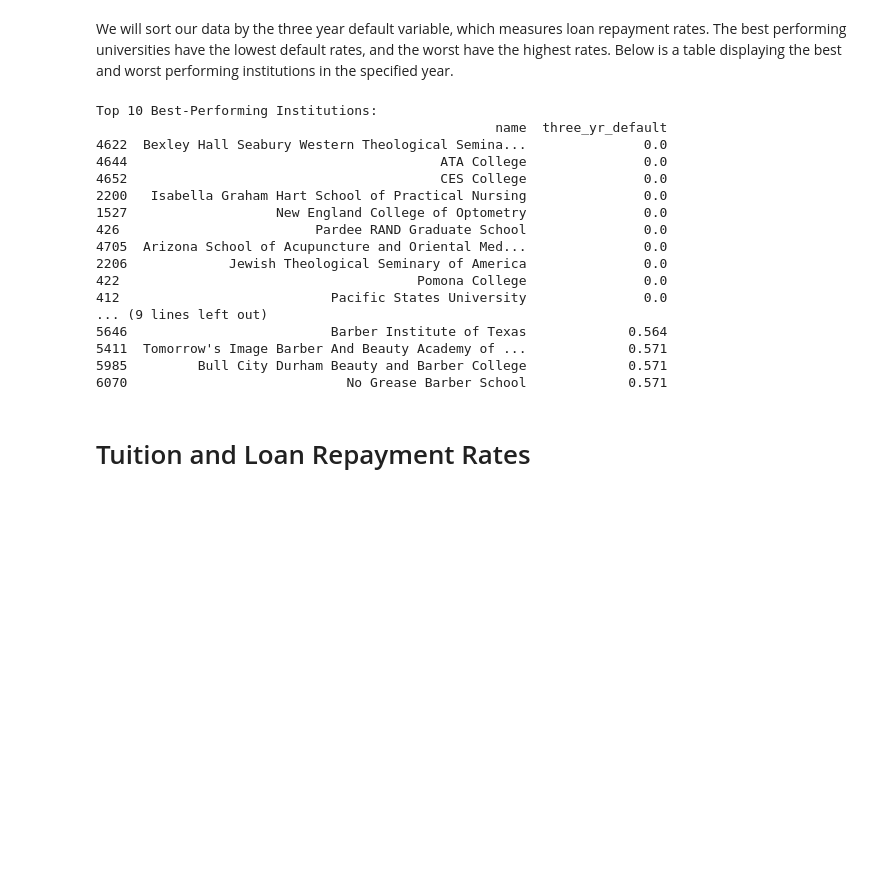
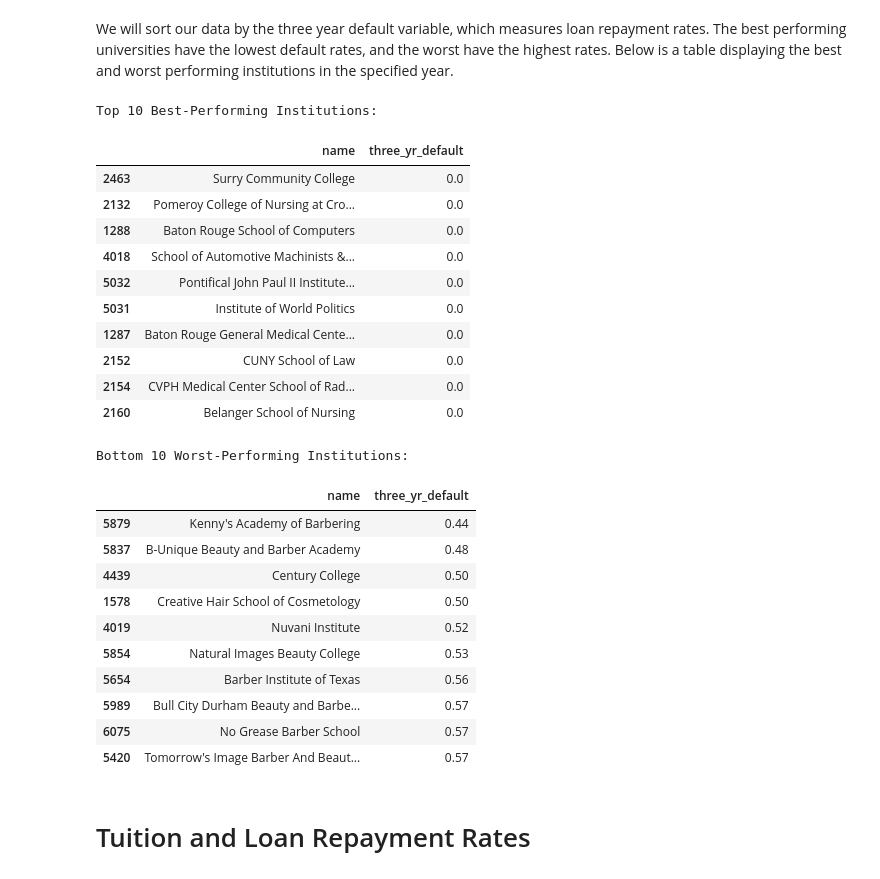
Before and after one commit to sophiagzf/teamHoward, a Jupyter notebook: create_report.ipynb, the cells around one changed output. Cells and saved outputs as stored; diff of their text form; code cells hidden in the pictures; blank space fills up the shorter version.

```diff
--- a/create_report.ipynb
+++ b/create_report.ipynb
@@ -93,42 +105,45 @@ max        1.000000
 # %% [markdown]
 We will sort our data by the three year default variable, which measures loan repayment rates. The best performing universities have the lowest default rates, and the worst have the highest rates. Below is a table displaying the best and worst performing institutions in the specified year.
 # %%
-# Filter out rows with None or NaN in 'name' and 'three_yr_default'
-df_filtered = df.dropna(subset=['name', 'three_yr_default'])
-df_filtered = df_filtered[df_filtered['name'] != 'None']
-
 # Extract the bottom 10 institutions
-worst_performing = df_filtered.sort_values(by='three_yr_default').tail(10)
+worst_performing = df.sort_values(by='three_yr_default').tail(10)
 
 # Extract the top 10 institutions
-best_performing = df_filtered.sort_values(by='three_yr_default').head(10)
+best_performing = df.sort_values(by='three_yr_default').head(10)
 
 best_performing_output = best_performing.loc[:, ['name', 'three_yr_default']]
 worst_performing_output = worst_performing.loc[:, ['name', 'three_yr_default']]
 
 print("Top 10 Best-Performing Institutions:")
-print(best_performing_output)
+display(best_performing_output)
 
 print("\nBottom 10 Worst-Performing Institutions:")
-print(worst_performing_output)
+display(worst_performing_output)
 # %% [output]
 Top 10 Best-Performing Institutions:
-                                                   name  three_yr_default
-4622  Bexley Hall Seabury Western Theological Semina...               0.0
-4644                                        ATA College               0.0
-4652                                        CES College               0.0
-2200   Isabella Graham Hart School of Practical Nursing               0.0
-1527                   New England College of Optometry               0.0
-426                         Pardee RAND Graduate School               0.0
-4705  Arizona School of Acupuncture and Oriental Med...               0.0
-2206             Jewish Theological Seminary of America               0.0
-422                                      Pomona College               0.0
-412                           Pacific States University               0.0
-... (9 lines left out)
-5646                          Barber Institute of Texas             0.564
-5411  Tomorrow's Image Barber And Beauty Academy of ...             0.571
-5985         Bull City Durham Beauty and Barber College             0.571
-6070                            No Grease Barber School             0.571
+|  | name | three_yr_default |
+| 2463 | Surry Community College | 0.0 |
+| 2132 | Pomeroy College of Nursing at Cro... | 0.0 |
+| 1288 | Baton Rouge School of Computers | 0.0 |
+| 4018 | School of Automotive Machinists &... | 0.0 |
+| 5032 | Pontifical John Paul II Institute... | 0.0 |
+| 5031 | Institute of World Politics | 0.0 |
+| 1287 | Baton Rouge General Medical Cente... | 0.0 |
+| 2152 | CUNY School of Law | 0.0 |
+| 2154 | CVPH Medical Center School of Rad... | 0.0 |
+| 2160 | Belanger School of Nursing | 0.0 |
+Bottom 10 Worst-Performing Institutions:
+|  | name | three_yr_default |
+| 5879 | Kenny's Academy of Barbering | 0.44 |
+| 5837 | B-Unique Beauty and Barber Academy | 0.48 |
+| 4439 | Century College | 0.50 |
+| 1578 | Creative Hair School of Cosmetology | 0.50 |
+| 4019 | Nuvani Institute | 0.52 |
+| 5854 | Natural Images Beauty College | 0.53 |
+| 5654 | Barber Institute of Texas | 0.56 |
+| 5989 | Bull City Durham Beauty and Barbe... | 0.57 |
+| 6075 | No Grease Barber School | 0.57 |
+| 5420 | Tomorrow's Image Barber And Beaut... | 0.57 |
 # %%
 # Can export to a PDF if desired
 # OPTIONAL: don't need to run
```
Also changed, not shown: parts of 14 cells of this notebook.
